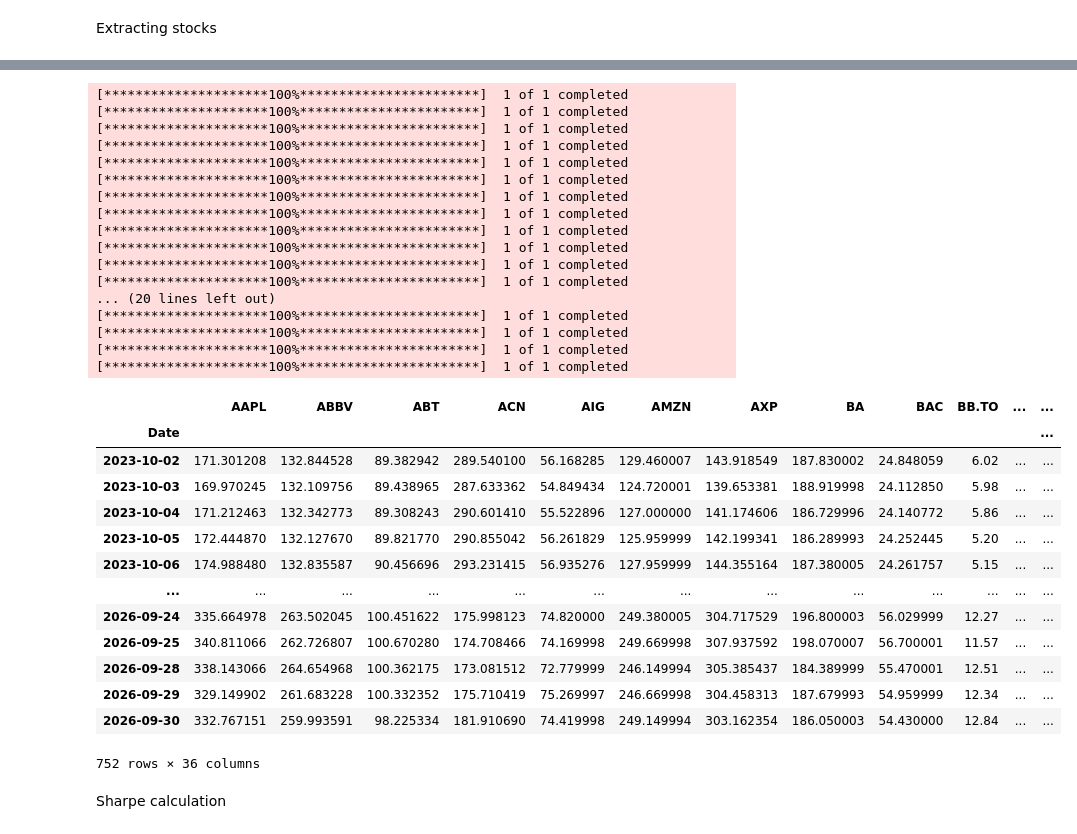
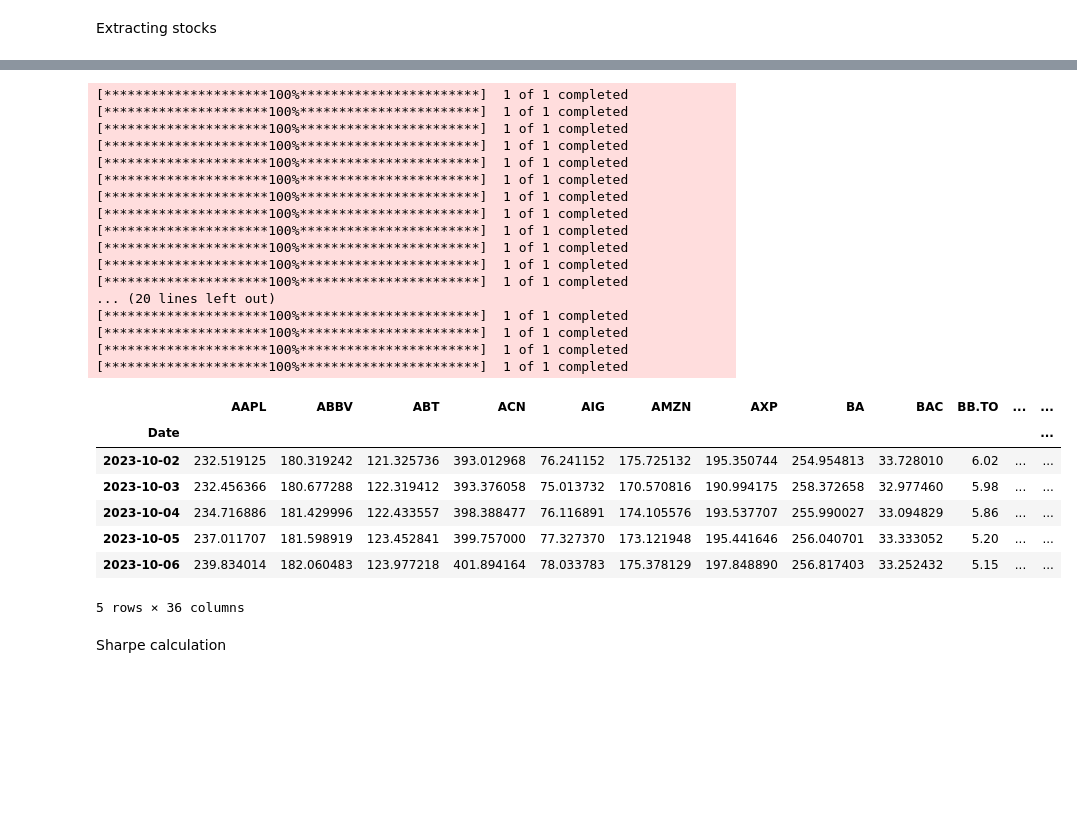
Before and after one commit to Moonlqht/Stock-Portfolio-Generator, a Jupyter notebook: data_processing.ipynb, the cells around one changed output, grey strips where cells are left out. Drawn from its saved outputs; the diff is of its cells as text; code cells hidden in the pictures; blank space fills up the shorter version.

Commit message:
USD prices now convert to CAD

```diff
--- a/data_processing.ipynb
+++ b/data_processing.ipynb
@@ -16,3 +16,12 @@ filter_end = "2026-10-01"
 
 period_start = "2023-10-01"
 period_end = "2026-10-01"
+# %%
+# Set up exchange rate dataframe for every day in the period
+
+exchange_rate = yf.Ticker("CAD=X").history(start = period_start, end = period_end)["Close"]
+
+# Keep only year month date, datetime objects, in index column of dataframe
+exchange_rate.index = pd.to_datetime(exchange_rate.index.strftime('%Y-%m-%d'))
+
+display(exchange_rate.head())
@@ -139,46 +150,45 @@ display(close_prices)
 # %%
 full_data = pd.DataFrame()
 
 for tick in close_prices:
-    full_data[tick] = yf.download(tick, period_start, period_end)["Close"]
+    prices = yf.download(tick, period_start, period_end)["Close"]
+
+    if yf.Ticker(tick).info["currency"] == "CAD":
+        full_data[tick] = prices[tick]
+    else:
+        full_data[tick] = prices[tick] * exchange_rate
 
 full_data["CBIL.TO"] = yf.download("CBIL.TO", period_start, period_end, auto_adjust=True)["Close"]
 
 full_data = full_data
 
-display(full_data)
+display(full_data.head())
 # %% [output]
 [*********************100%***********************]  1 of 1 completed
 [*********************100%***********************]  1 of 1 completed
 [*********************100%***********************]  1 of 1 completed
 [*********************100%***********************]  1 of 1 completed
 [*********************100%***********************]  1 of 1 completed
 [*********************100%***********************]  1 of 1 completed
 [*********************100%***********************]  1 of 1 completed
 [*********************100%***********************]  1 of 1 completed
 [*********************100%***********************]  1 of 1 completed
 [*********************100%***********************]  1 of 1 completed
 [*********************100%***********************]  1 of 1 completed
 [*********************100%***********************]  1 of 1 completed
 ... (20 lines left out)
 [*********************100%***********************]  1 of 1 completed
 [*********************100%***********************]  1 of 1 completed
 [*********************100%***********************]  1 of 1 completed
 [*********************100%***********************]  1 of 1 completed
 |  | AAPL | ABBV | ABT | ACN | AIG | AMZN | AXP | BA | BAC | BB.TO | ... | ... |
 | Date |  |  |  |  |  |  |  |  |  |  |  | ... |
-| 2023-10-02 | 171.301208 | 132.844528 | 89.382942 | 289.540100 | 56.168285 | 129.460007 | 143.918549 | 187.830002 | 24.848059 | 6.02 | ... | ... |
-| 2023-10-03 | 169.970245 | 132.109756 | 89.438965 | 287.633362 | 54.849434 | 124.720001 | 139.653381 | 188.919998 | 24.112850 | 5.98 | ... | ... |
-| 2023-10-04 | 171.212463 | 132.342773 | 89.308243 | 290.601410 | 55.522896 | 127.000000 | 141.174606 | 186.729996 | 24.140772 | 5.86 | ... | ... |
-| 2023-10-05 | 172.444870 | 132.127670 | 89.821770 | 290.855042 | 56.261829 | 125.959999 | 142.199341 | 186.289993 | 24.252445 | 5.20 | ... | ... |
-| 2023-10-06 | 174.988480 | 132.835587 | 90.456696 | 293.231415 | 56.935276 | 127.959999 | 144.355164 | 187.380005 | 24.261757 | 5.15 | ... | ... |
-| ... | ... | ... | ... | ... | ... | ... | ... | ... | ... | ... | ... | ... |
-| 2026-09-24 | 335.664978 | 263.502045 | 100.451622 | 175.998123 | 74.820000 | 249.380005 | 304.717529 | 196.800003 | 56.029999 | 12.27 | ... | ... |
-| 2026-09-25 | 340.811066 | 262.726807 | 100.670280 | 174.708466 | 74.169998 | 249.669998 | 307.937592 | 198.070007 | 56.700001 | 11.57 | ... | ... |
-| 2026-09-28 | 338.143066 | 264.654968 | 100.362175 | 173.081512 | 72.779999 | 246.149994 | 305.385437 | 184.389999 | 55.470001 | 12.51 | ... | ... |
-| 2026-09-29 | 329.149902 | 261.683228 | 100.332352 | 175.710419 | 75.269997 | 246.669998 | 304.458313 | 187.679993 | 54.959999 | 12.34 | ... | ... |
-| 2026-09-30 | 332.767151 | 259.993591 | 98.225334 | 181.910690 | 74.419998 | 249.149994 | 303.162354 | 186.050003 | 54.430000 | 12.84 | ... | ... |
+| 2023-10-02 | 232.519125 | 180.319242 | 121.325736 | 393.012968 | 76.241152 | 175.725132 | 195.350744 | 254.954813 | 33.728010 | 6.02 | ... | ... |
+| 2023-10-03 | 232.456366 | 180.677288 | 122.319412 | 393.376058 | 75.013732 | 170.570816 | 190.994175 | 258.372658 | 32.977460 | 5.98 | ... | ... |
+| 2023-10-04 | 234.716886 | 181.429996 | 122.433557 | 398.388477 | 76.116891 | 174.105576 | 193.537707 | 255.990027 | 33.094829 | 5.86 | ... | ... |
+| 2023-10-05 | 237.011707 | 181.598919 | 123.452841 | 399.757000 | 77.327370 | 173.121948 | 195.441646 | 256.040701 | 33.333052 | 5.20 | ... | ... |
+| 2023-10-06 | 239.834014 | 182.060483 | 123.977218 | 401.894164 | 78.033783 | 175.378129 | 197.848890 | 256.817403 | 33.252432 | 5.15 | ... | ... |
-752 rows × 36 columns
+5 rows × 36 columns
 # %% [markdown]
 Sharpe calculation
 # %%
```
Also changed, not shown: parts of 6 cells of this notebook, 1 other file.
